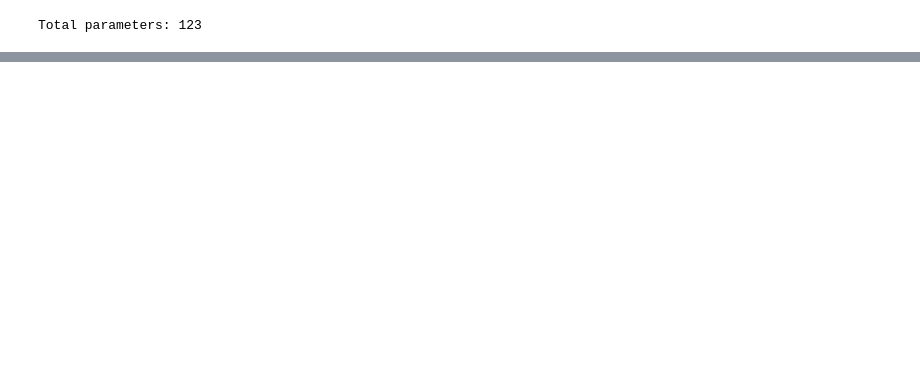
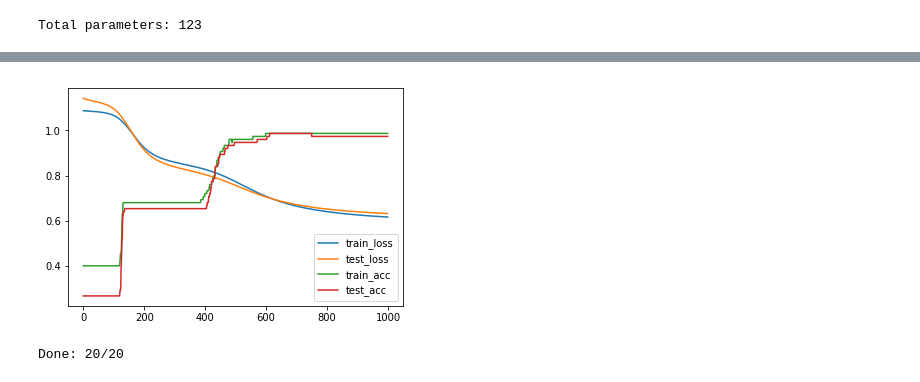
Before and after one commit to sergia-ch/OptMLProject, a Jupyter notebook: minima_and_optimizers.ipynb, the cells around one changed output, grey strips where cells are left out. Cells and saved outputs as stored; diff of their text form; code cells hidden in the pictures; blank space fills up the shorter version.

```diff
--- a/minima_and_optimizers.ipynb
+++ b/minima_and_optimizers.ipynb
@@ -206,0 +259,6 @@ tf.gradients(loss, params)
+# %%
+gd = OwnGradientDescent(gamma = 0.5, theta = 0.999).minimize(loss, params)
+eig_gd = experiment_for_optimizer(gd, epochs = 1000, accuracy_threshold = 0.9, repetitions = 20)
+# %% [output]
+[figure, added]
+Done: 20/20
```
Also changed, not shown: parts of 37 cells of this notebook, 1 other file.
